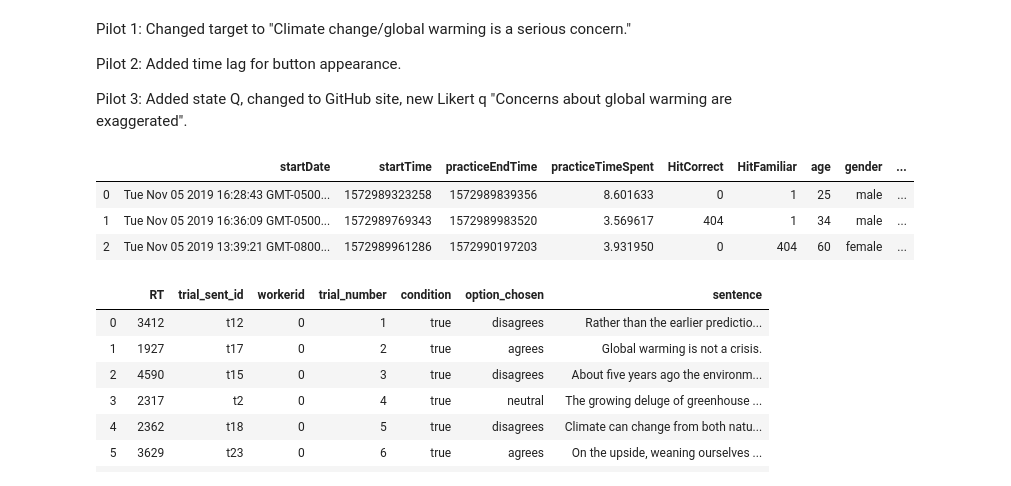
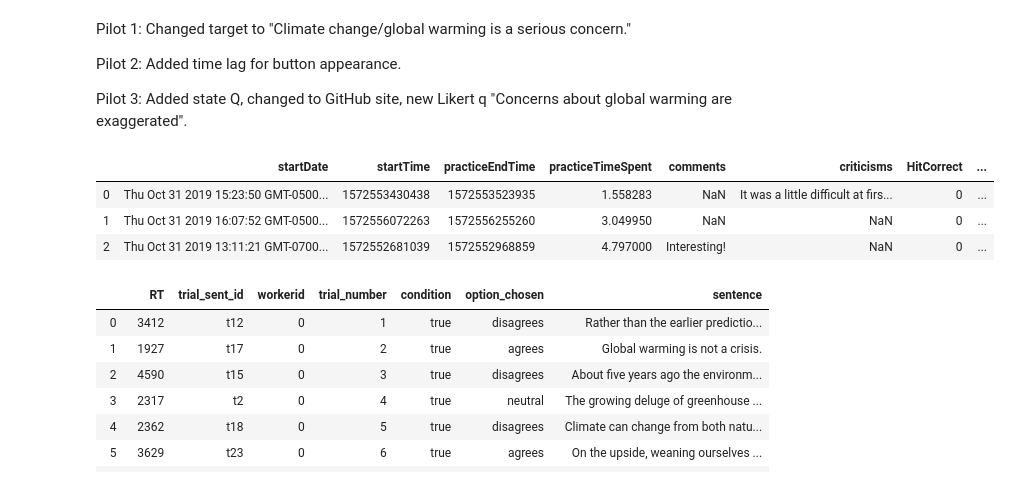
Before and after one commit to yiweiluo/GWStance, a Jupyter notebook: cc_stance/MTurk_results/Inter-annotator agreements.ipynb, the cells around one changed output. Saved outputs shown, nothing was run; the diff lists cells and outputs as text; code cells hidden in the pictures.

```diff
--- a/cc_stance/MTurk_results/Inter-annotator agreements.ipynb
+++ b/cc_stance/MTurk_results/Inter-annotator agreements.ipynb
@@ -49,12 +49,12 @@ for pilot_no in PILOTS:
 pd.set_option('display.max_rows', 1000)
 pd.set_option('display.max_columns', 1000)
 # %%
-SUBJECT_INFOS[3]
+SUBJECT_INFOS[1]
 # %% [output]
-|  | startDate | startTime | practiceEndTime | practiceTimeSpent | HitCorrect | HitFamiliar | age | gender | ... |
-| 0 | Tue Nov 05 2019 16:28:43 GMT-0500... | 1572989323258 | 1572989839356 | 8.601633 | 0 | 1 | 25 | male | ... |
-| 1 | Tue Nov 05 2019 16:36:09 GMT-0500... | 1572989769343 | 1572989983520 | 3.569617 | 404 | 1 | 34 | male | ... |
-| 2 | Tue Nov 05 2019 13:39:21 GMT-0800... | 1572989961286 | 1572990197203 | 3.931950 | 0 | 404 | 60 | female | ... |
+|  | startDate | startTime | practiceEndTime | practiceTimeSpent | comments | criticisms | HitCorrect | ... |
+| 0 | Thu Oct 31 2019 15:23:50 GMT-0500... | 1572553430438 | 1572553523935 | 1.558283 | NaN | It was a little difficult at firs... | 0 | ... |
+| 1 | Thu Oct 31 2019 16:07:52 GMT-0500... | 1572556072263 | 1572556255260 | 3.049950 | NaN | NaN | 0 | ... |
+| 2 | Thu Oct 31 2019 13:11:21 GMT-0700... | 1572552681039 | 1572552968859 | 4.797000 | Interesting! | NaN | 0 | ... |
 # %%
 TRIAL_INFOS[3]
 # %% [output]
```
Also changed, not shown: parts of 5 cells of this notebook.
